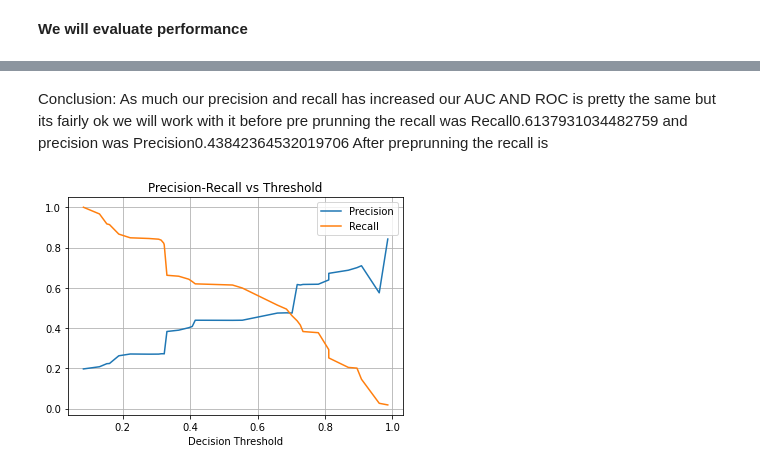
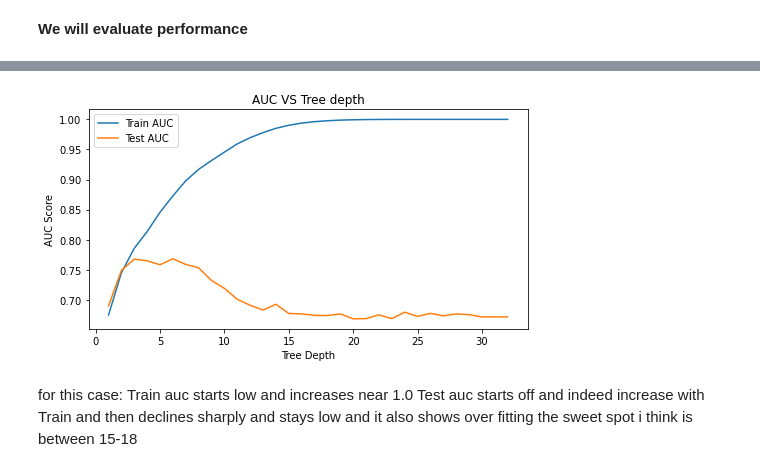
Before and after one commit to justicee-dev/bank-churn, a Jupyter notebook: Project.ipynb, the cells around one changed output, grey strips where cells are left out. Cells and saved outputs as stored; diff of their text form; code cells hidden in the pictures.

```diff
--- a/Project.ipynb
+++ b/Project.ipynb
@@ -664,3 +616,0 @@ tree_m=DecisionTreeClassifier(max_depth=5,   # reduce the depth to 5
-# %%
-#WE WILL TRAIN THE MODEL
-tree_m.fit(X_train_resampled,y_train_resampled)
@@ -719,4 +621,0 @@ plt.show()
-# %% [markdown]
-Conclusion: As much our precision and recall has increased our AUC AND ROC is pretty the same but its fairly ok we will work with it
-before pre prunning the recall was Recall0.6137931034482759 and precision was Precision0.43842364532019706
-After preprunning the recall is
@@ -729,15 +621,0 @@ plt.plot(threshold,precision[:-1],label)
-# %%
-
-y_scores = tree_m.predict_proba(X_test)[:, 1]
-precisions, recalls, thresholds = precision_recall_curve(y_test, y_scores)
-
-
-plt.plot(thresholds, precisions[:-1], label="Precision")
-plt.plot(thresholds, recalls[:-1], label="Recall")
-plt.xlabel("Decision Threshold")
-plt.legend()
-plt.grid()
-plt.title("Precision-Recall vs Threshold")
-plt.show()
-# %% [output]
-[figure, removed]
@@ -745,0 +622,30 @@ plt.show()
+# %%
+# we fast find the maximum depth
+depths=range(1,33)
+
+train_auc=[]
+test_auc=[]
+for dp in depths:
+    clf=DecisionTreeClassifier(max_depth=dp,criterion='entropy',random_state = 42)
+    clf.fit(X_train_resampled,y_train_resampled)
+    y_train_pred=clf.predict_proba(X_train_resampled)[:,1]
+    y_test_pred=clf.predict_proba(X_test)[:,1]
+    train_auc.append(auc(*roc_curve(y_train_resampled,y_train_pred)[:2]))
+    test_auc.append(auc(*roc_curve(y_test,y_test_pred)[:2]))
+
+plt.figure(figsize=(7,4))
+plt.plot(depths,train_auc,label="Train AUC")
+plt.plot(depths,test_auc,label="Test AUC")
+plt.xlabel("Tree Depth")
+plt.ylabel("AUC Score")
+plt.title("AUC VS Tree depth")
+plt.legend()
+plt.tight_layout()
+plt.show()
+# %% [output]
+[figure, added]
+# %% [markdown]
+for this case:
+    Train auc starts low and increases near 1.0
+    Test auc starts off and indeed increase with Train and then declines sharply and stays low and it also shows over fitting
+    the sweet spot i think is between 15-18
```
Also changed, not shown: parts of 33 cells of this notebook.
